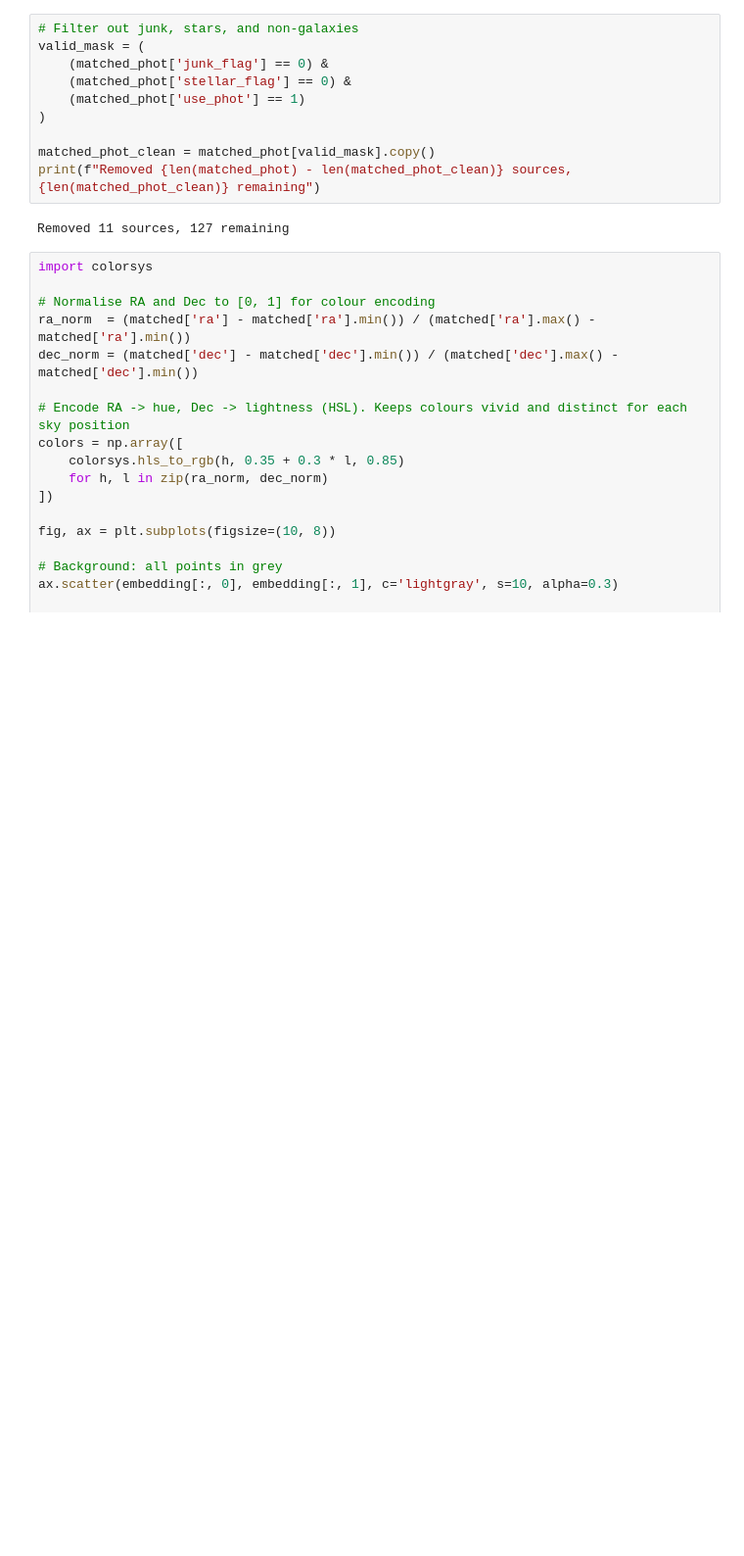
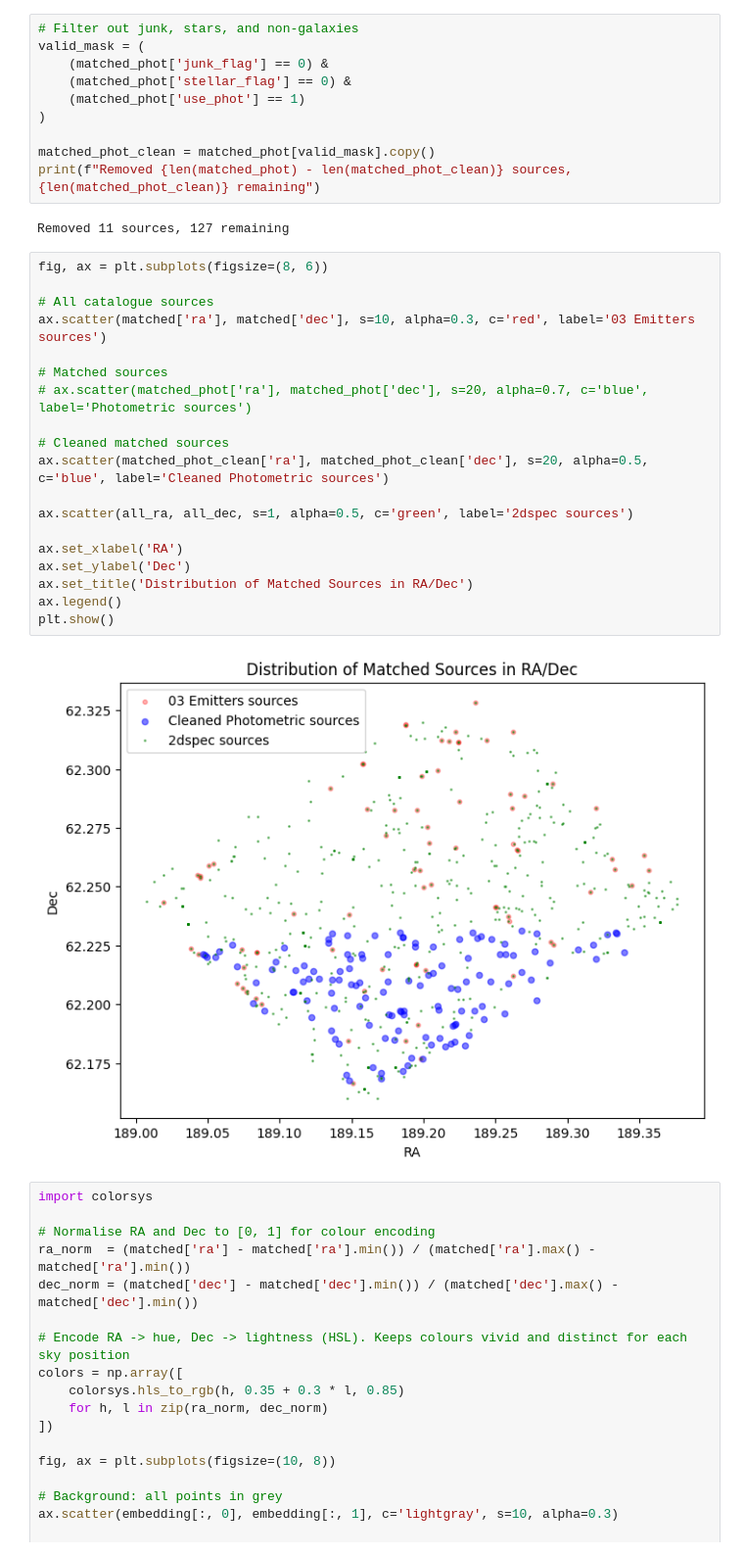
Before and after one commit to Chartman25/UnigeMasters, a Jupyter notebook: contrastive_learning.ipynb, the cells around one changed output. Shown at 98% size. Cells and saved outputs as stored; diff of their text form; blank space fills up the shorter version.

```diff
--- a/contrastive_learning.ipynb
+++ b/contrastive_learning.ipynb
@@ -430,6 +466,27 @@ matched_phot_clean = matched_phot[valid_mask].copy()
 print(f"Removed {len(matched_phot) - len(matched_phot_clean)} sources, {len(matched_phot_clean)} remaining")
 # %% [output]
 Removed 11 sources, 127 remaining
+# %%
+fig, ax = plt.subplots(figsize=(8, 6))
+
+# All catalogue sources
+ax.scatter(matched['ra'], matched['dec'], s=10, alpha=0.3, c='red', label='03 Emitters sources')
+
+# Matched sources
+# ax.scatter(matched_phot['ra'], matched_phot['dec'], s=20, alpha=0.7, c='blue', label='Photometric sources')
+
+# Cleaned matched sources
+ax.scatter(matched_phot_clean['ra'], matched_phot_clean['dec'], s=20, alpha=0.5, c='blue', label='Cleaned Photometric sources')
+
+ax.scatter(all_ra, all_dec, s=1, alpha=0.5, c='green', label='2dspec sources')
+
+ax.set_xlabel('RA')
+ax.set_ylabel('Dec')
+ax.set_title('Distribution of Matched Sources in RA/Dec')
+ax.legend()
+plt.show()
+# %% [output]
+[figure, added]
 # %%
 import colorsys
 
```
Also changed, not shown: parts of 2 cells of this notebook.
